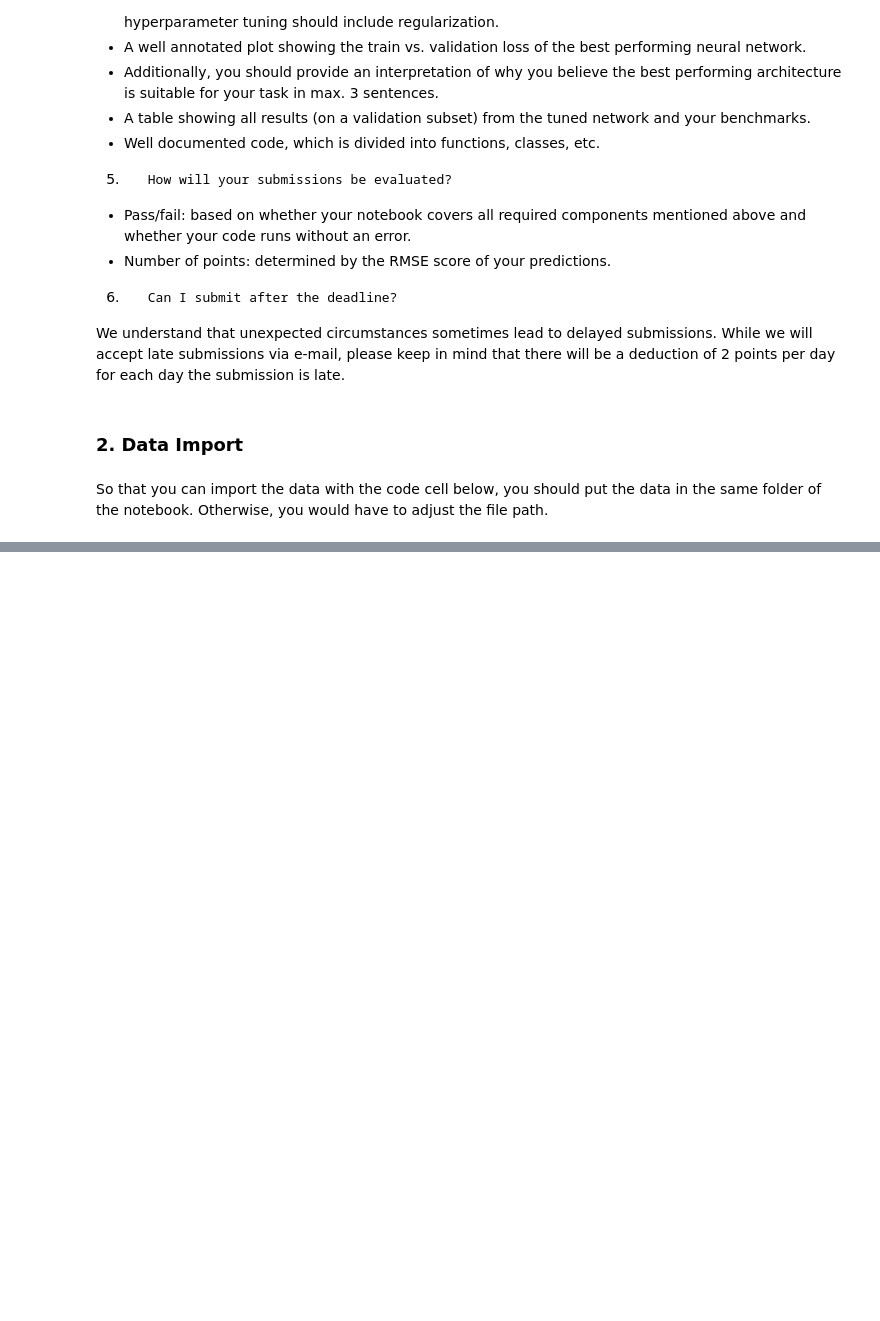
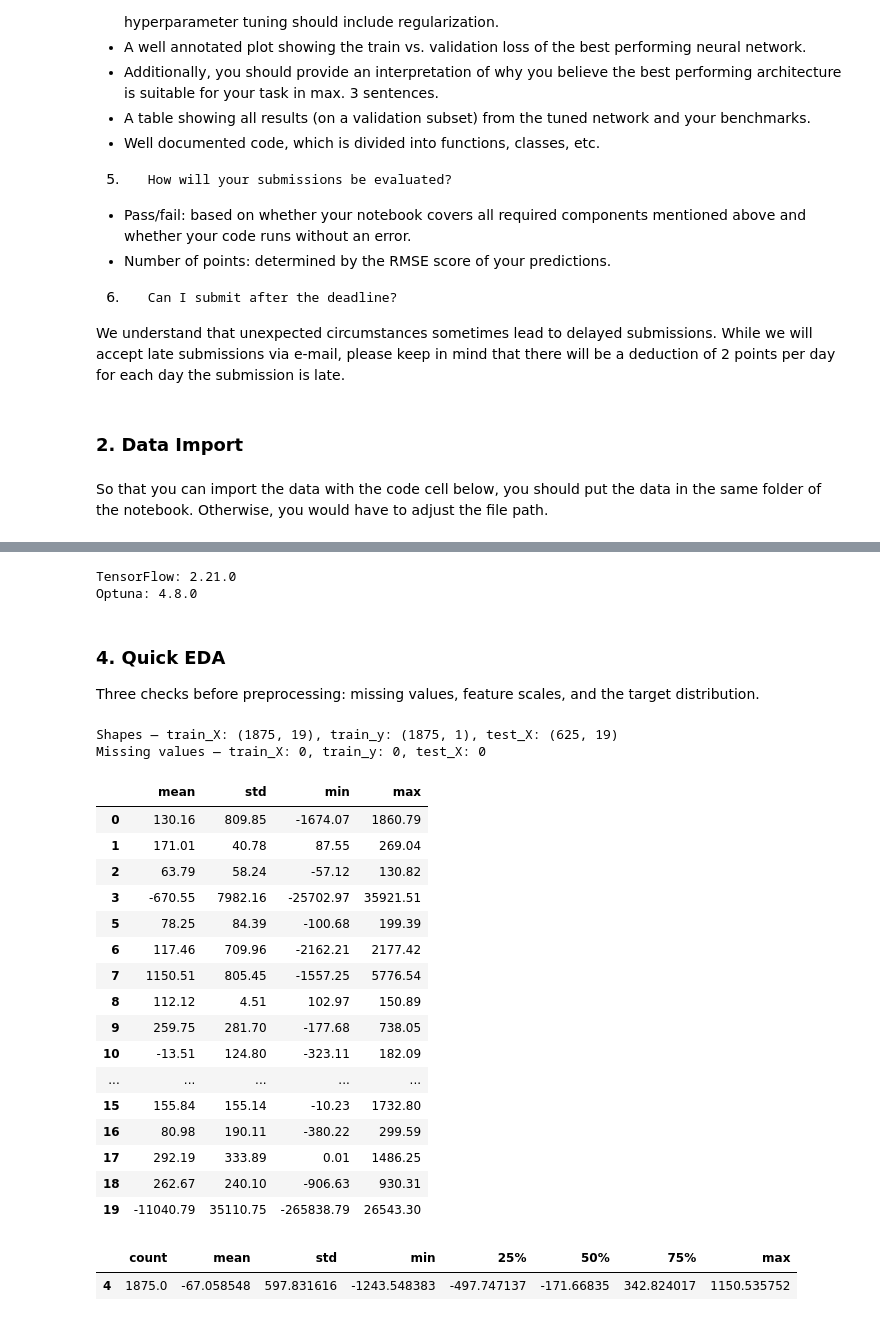
Before and after one commit to Priapos1004/delta, a Jupyter notebook: task1/DELTA_Task_1.ipynb, the cells around one changed output, grey strips where cells are left out. Cells and saved outputs as stored; diff of their text form; code cells hidden in the pictures; blank space fills up the shorter version.

```diff
--- a/task1/DELTA_Task_1.ipynb
+++ b/task1/DELTA_Task_1.ipynb
@@ -59,0 +83,80 @@ train_y.head(5)
+# %%
+import os
+import random
+
+import numpy as np
+import pandas as pd
+import matplotlib.pyplot as plt
+
+from sklearn.model_selection import train_test_split, KFold
+from sklearn.preprocessing import StandardScaler
+from sklearn.linear_model import LinearRegression
+from sklearn.metrics import mean_squared_error
+
+from xgboost import XGBRegressor
+
+import tensorflow as tf
+from tensorflow import keras
+from tensorflow.keras import layers
+from tensorflow.keras.callbacks import EarlyStopping
+from tensorflow.keras.regularizers import l2
+
+import optuna
+from optuna.samplers import TPESampler
+
+# Reproducibility — fix all RNG seeds we touch
+SEED = 42
+os.environ["PYTHONHASHSEED"] = str(SEED)
+random.seed(SEED)
+np.random.seed(SEED)
+tf.random.set_seed(SEED)
+
+# Quieter logs while we tune / train many models.
+optuna.logging.set_verbosity(optuna.logging.WARNING)
+tf.get_logger().setLevel("ERROR")
+
+print("TensorFlow:", tf.__version__)
+print("Optuna:", optuna.__version__)
+# %% [output]
+TensorFlow: 2.21.0
+Optuna: 4.8.0
+# %% [markdown]
+### **4. Quick EDA**
+
+Three checks before preprocessing: missing values, feature scales, and the target distribution.
+# %%
+# Shapes and missing-value check.
+print(f"Shapes — train_X: {train_X.shape}, train_y: {train_y.shape}, test_X: {test_X.shape}")
+print(
+    f"Missing values — train_X: {train_X.isna().sum().sum()}, "
+    f"train_y: {train_y.isna().sum().sum()}, "
+    f"test_X: {test_X.isna().sum().sum()}"
+)
+# %% [output]
+Shapes — train_X: (1875, 19), train_y: (1875, 1), test_X: (625, 19)
+Missing values — train_X: 0, train_y: 0, test_X: 0
+# %%
+train_X.describe().T[["mean", "std", "min", "max"]].round(2)
+# %% [output]
+|  | mean | std | min | max |
+| 0 | 130.16 | 809.85 | -1674.07 | 1860.79 |
+| 1 | 171.01 | 40.78 | 87.55 | 269.04 |
+| 2 | 63.79 | 58.24 | -57.12 | 130.82 |
+| 3 | -670.55 | 7982.16 | -25702.97 | 35921.51 |
+| 5 | 78.25 | 84.39 | -100.68 | 199.39 |
+| 6 | 117.46 | 709.96 | -2162.21 | 2177.42 |
+| 7 | 1150.51 | 805.45 | -1557.25 | 5776.54 |
+| 8 | 112.12 | 4.51 | 102.97 | 150.89 |
+| 9 | 259.75 | 281.70 | -177.68 | 738.05 |
+| 10 | -13.51 | 124.80 | -323.11 | 182.09 |
+| ... | ... | ... | ... | ... |
+| 15 | 155.84 | 155.14 | -10.23 | 1732.80 |
+| 16 | 80.98 | 190.11 | -380.22 | 299.59 |
+| 17 | 292.19 | 333.89 | 0.01 | 1486.25 |
+| 18 | 262.67 | 240.10 | -906.63 | 930.31 |
+| 19 | -11040.79 | 35110.75 | -265838.79 | 26543.30 |
+# %%
+train_y.describe().T
+# %% [output]
+|  | count | mean | std | min | 25% | 50% | 75% | max |
+| 4 | 1875.0 | -67.058548 | 597.831616 | -1243.548383 | -497.747137 | -171.66835 | 342.824017 | 1150.535752 |
```
Also changed, not shown: parts of 31 cells of this notebook, 2 other files.
